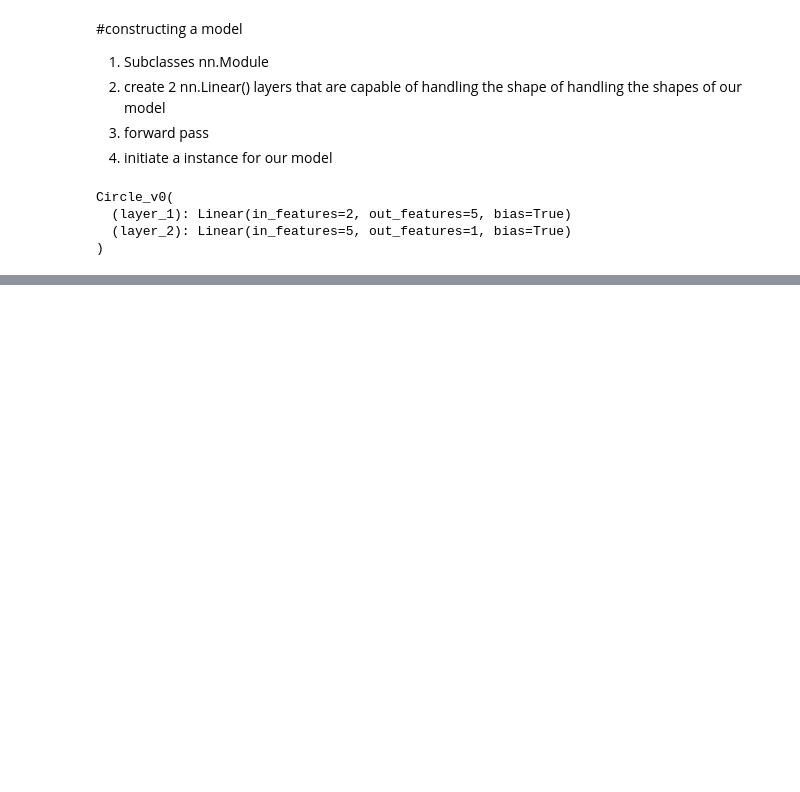
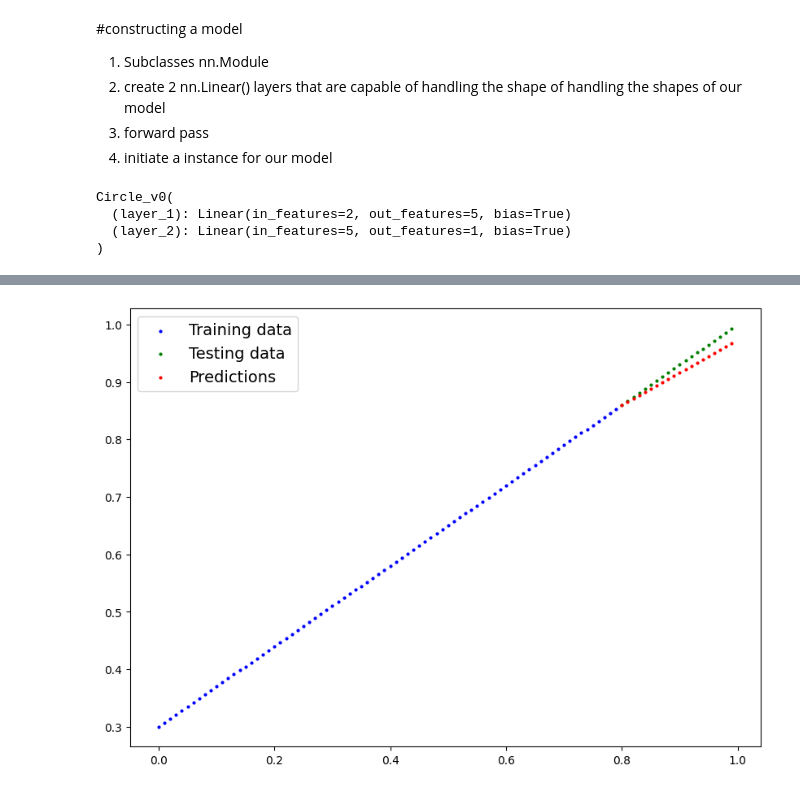
Before and after one commit to notakshitgoyal/neural_network_classification, a Jupyter notebook: neural_network_classification.ipynb, the cells around one changed output, grey strips where cells are left out. Saved outputs shown, nothing was run; the diff lists cells and outputs as text; code cells hidden in the pictures; blank space fills up the shorter version.

```diff
--- a/neural_network_classification.ipynb
+++ b/neural_network_classification.ipynb
@@ -111,0 +127,4 @@ model_0 = nn.Sequential(
+# %%
+# View the frist 5 outputs of the forward pass on the test data
+y_logits = model_0(X_test.to(device))[:5]
+y_logits
@@ -111,0 +137,4 @@ model_0 = nn.Sequential(
+# %%
+# Use sigmoid on model logits
+y_pred_probs = torch.sigmoid(y_logits)
+y_pred_probs
@@ -111,0 +428,17 @@ model_0 = nn.Sequential(
+# %%
+# Turn on evaluation mode
+model_2.eval()
+
+# Make predictions (inference)
+with torch.inference_mode():
+    y_preds = model_2(X_test_regression)
+
+# Plot data and predictions with data on the CPU (matplotlib can't handle data on the GPU)
+# (try removing .cpu() from one of the below and see what happens)
+plot_predictions(train_data=X_train_regression.cpu(),
+                 train_labels=y_train_regression.cpu(),
+                 test_data=X_test_regression.cpu(),
+                 test_labels=y_test_regression.cpu(),
+                 predictions=y_preds.cpu());
+# %% [output]
+[figure, added]
```
Also changed, not shown: parts of 29 cells of this notebook.
